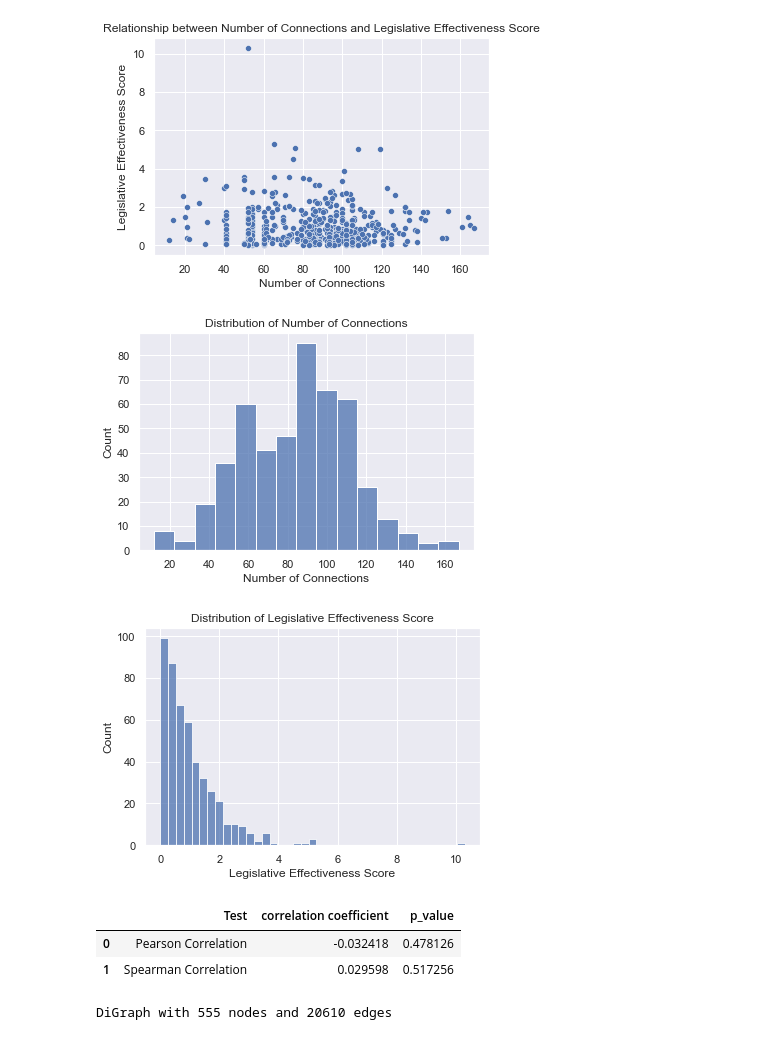
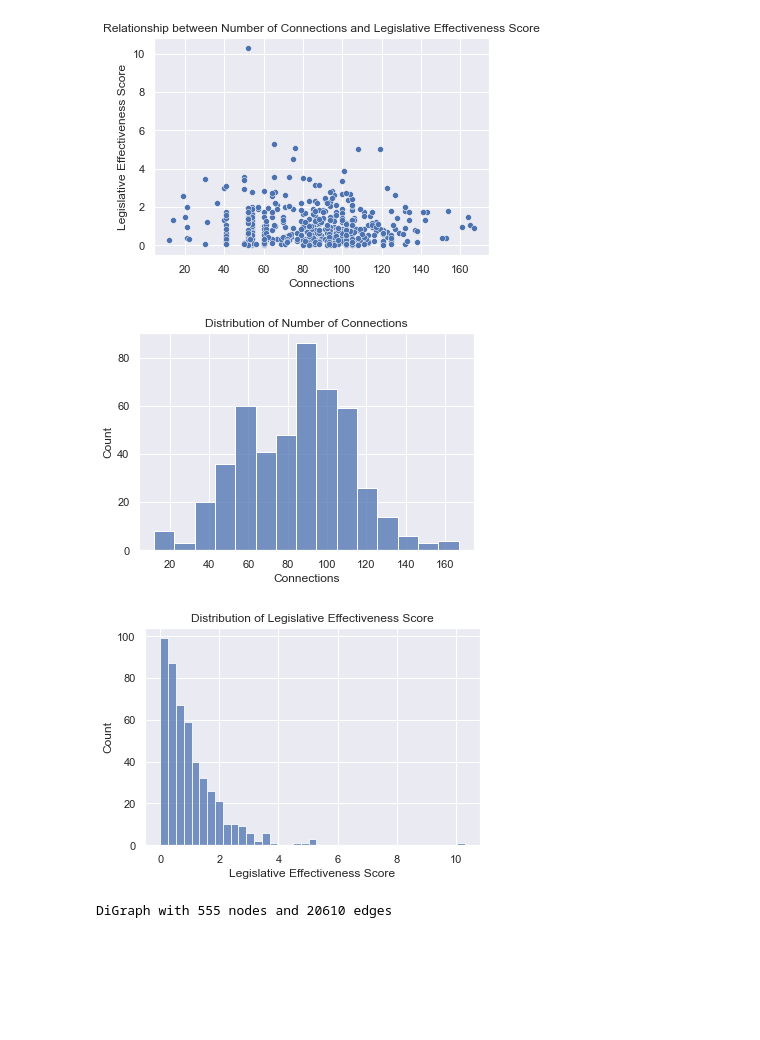
Before and after one commit to macs30200-s22/replication-materials-LynetteDang, a Jupyter notebook: analysis.ipynb, the cells around one changed output. Cells and saved outputs as stored; diff of their text form; code cells hidden in the pictures; blank space fills up the shorter version.

```diff
--- a/analysis.ipynb
+++ b/analysis.ipynb
@@ -2,46 +2,40 @@
 """
 Name: analysis.ipynb
 Author: Lynette Dang
 
 Initial findings (in Jupyter Notebook)
 """
 
 import scipy.stats
 import pandas as pd
 import numpy as np
 import seaborn as sns
 import matplotlib.pyplot as plot
 
-df_analysis = pd.read_csv("analysis.csv")
+df_analysis = pd.read_csv("analysis_conn.csv")
 
-x = np.array(df_analysis["Number of Connections"])
+x = np.array(df_analysis["Connections"])
 y = np.array(df_analysis["Legislative Effectiveness Score"])
 
 df = [['Pearson Correlation',  scipy.stats.pearsonr(x, y)[0], scipy.stats.pearsonr(x, y)[1]],
           ['Spearman Correlation', scipy.stats.spearmanr(x, y)[0], scipy.stats.spearmanr(x, y)[1]]]
 
 df = pd.DataFrame(
     df, columns=['Test', 'correlation coefficient', 'p_value']);
 sns.set_theme();
 sns.scatterplot(
-    data=df_analysis, x="Number of Connections", y="Legislative Effectiveness Score").set(title='Relationship between Number of Connections and Legislative Effectiveness Score')
+    data=df_analysis, x="Connections", y="Legislative Effectiveness Score").set(title='Relationship between Number of Connections and Legislative Effectiveness Score')
 plot.show()
-sns.histplot(data=df_analysis, x="Number of Connections").set(title='Distribution of Number of Connections')
+sns.histplot(data=df_analysis, x="Connections").set(title='Distribution of Number of Connections')
 plot.show()
 plot.show()
 sns.histplot(
     data=df_analysis, x="Legislative Effectiveness Score").set(title='Distribution of Legislative Effectiveness Score')
 plot.show()
 # %% [output]
-[figure, old version]
+[figure, new version]
-[figure, old version]
+[figure, new version]
 [figure]
-# %%
-df
-# %% [output]
-|  | Test | correlation coefficient | p_value |
-| 0 | Pearson Correlation | -0.032418 | 0.478126 |
-| 1 | Spearman Correlation | 0.029598 | 0.517256 |
 # %%
 import networkx as nx
 import matplotlib.pyplot as plt
```
Also changed, not shown: parts of 21 cells of this notebook, 7 other files.
